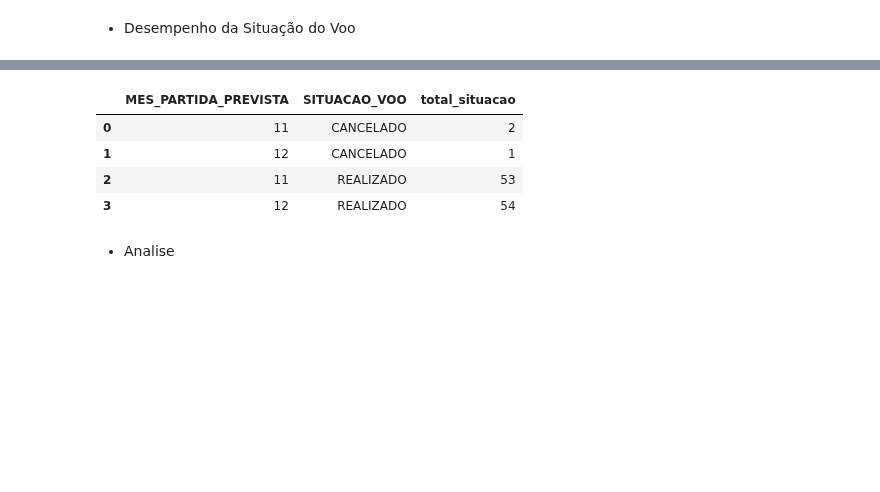
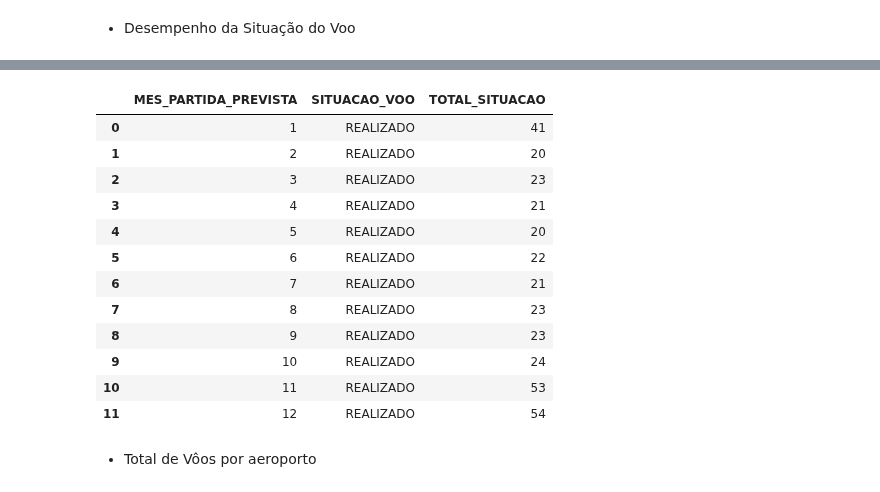
Before and after one commit to rodrigorocha1/dashboard_dados_voos_python, a Jupyter notebook: notebooks/visualizacoes.ipynb, the cells around one changed output, grey strips where cells are left out. Drawn from its saved outputs; the diff is of its cells as text; code cells hidden in the pictures; blank space fills up the shorter version.

```diff
--- a/notebooks/visualizacoes.ipynb
+++ b/notebooks/visualizacoes.ipynb
@@ -217,8 +217,8 @@ colunas = ['SIGLA_ICAO_EMPRESA_AEREA', 'SITUACAO_VOO', 'MES_PARTIDA_PREVISTA', '
 teste = pd.read_csv(caminho, encoding='utf-8', sep='|', usecols=colunas, dtype=tipos)
 # %%
 teste = teste.query('SIGLA_ICAO_EMPRESA_AEREA == "TAM"  ' \
-            ' and SIGLA_ICAO_AEROPORTO_ORIGEM == "SBRP"' \
-            ' and MES_PARTIDA_PREVISTA in [11, 12]  ')
+            ' and SIGLA_ICAO_AEROPORTO_ORIGEM == "SBRP"'
+            ' and SITUACAO_VOO == "REALIZADO" ' )
 teste.head()
 # %% [output]
 |  | SIGLA_ICAO_EMPRESA_AEREA | SIGLA_ICAO_AEROPORTO_ORIGEM | SITUACAO_VOO | MES_PARTIDA_PREVISTA | NOME_MES_PARTIDA_PREVISTA |
@@ -230,15 +230,23 @@ teste.head()
 # %%
 teste_gb = teste.groupby(['MES_PARTIDA_PREVISTA', 'SITUACAO_VOO']).agg(
-    total_situacao=('SITUACAO_VOO', 'count')
+    TOTAL_SITUACAO=('SITUACAO_VOO', 'count')
 )
-teste_gb.sort_values(by=['SITUACAO_VOO', 'MES_PARTIDA_PREVISTA'], inplace=True)
+teste_gb.sort_values(by=['MES_PARTIDA_PREVISTA'], inplace=True)
 teste_gb.reset_index(inplace=True)
-teste_gb.head()
+teste_gb
 # %% [output]
-|  | MES_PARTIDA_PREVISTA | SITUACAO_VOO | total_situacao |
-| 0 | 11 | CANCELADO | 2 |
-| 1 | 12 | CANCELADO | 1 |
-| 2 | 11 | REALIZADO | 53 |
-| 3 | 12 | REALIZADO | 54 |
+|  | MES_PARTIDA_PREVISTA | SITUACAO_VOO | TOTAL_SITUACAO |
+| 0 | 1 | REALIZADO | 41 |
+| 1 | 2 | REALIZADO | 20 |
+| 2 | 3 | REALIZADO | 23 |
+| 3 | 4 | REALIZADO | 21 |
+| 4 | 5 | REALIZADO | 20 |
+| 5 | 6 | REALIZADO | 22 |
+| 6 | 7 | REALIZADO | 21 |
+| 7 | 8 | REALIZADO | 23 |
+| 8 | 9 | REALIZADO | 23 |
+| 9 | 10 | REALIZADO | 24 |
+| 10 | 11 | REALIZADO | 53 |
+| 11 | 12 | REALIZADO | 54 |
-# %% [markdown]
-- Analise
+# %% [markdown]
+- Total de Vôos por aeroporto
```
Also changed, not shown: parts of 14 cells of this notebook.
